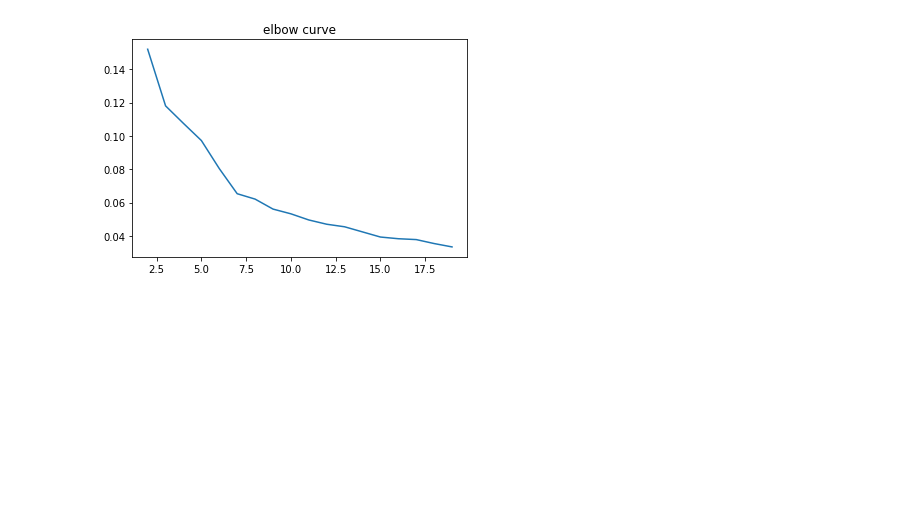
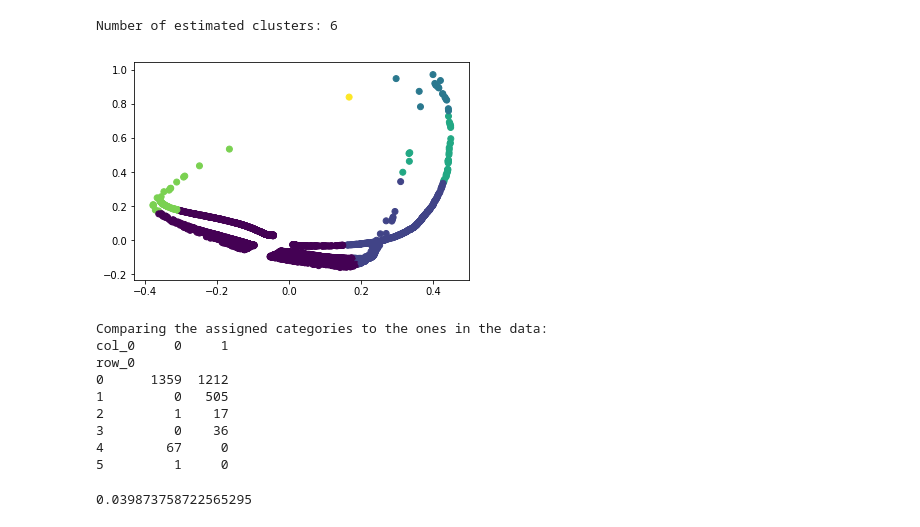
Before and after one commit to OckhamsRazor15/New-Thinkful-DS-Projects, a Jupyter notebook: Unit 4. Unsupervised learning - Venturing into the unknown/Unit 4.1.5.ipynb, the cells around one changed output. Cells and saved outputs as stored; diff of their text form; code cells hidden in the pictures; blank space fills up the shorter version.

```diff
--- a/Unit 4. Unsupervised learning - Venturing into the unknown/Unit 4.1.5.ipynb
+++ b/Unit 4. Unsupervised learning - Venturing into the unknown/Unit 4.1.5.ipynb
@@ -95,15 +102,0 @@ metrics.adjusted_rand_score(y, y_pred)
-# %%
-from scipy.spatial.distance import cdist
-
-res = list()
-n_cluster = range(2,20)
-for n in n_cluster:
-    kmeans = KMeans(n_clusters=n)
-    kmeans.fit(X_norm)
-    res.append(np.average(np.min(cdist(X_norm, kmeans.cluster_centers_, 'euclidean'), axis=1)))
-
-plt.plot(n_cluster, res)
-plt.title('elbow curve')
-plt.show()
-# %% [output]
-[figure, removed]
@@ -109,0 +105,31 @@ plt.show()
+# %%
+from sklearn.model_selection import train_test_split
+#Divide into training and test sets.
+X_train, X_test, y_train, y_test = train_test_split(
+    X_pca,
+    y,
+    test_size=0.9)
+# %%
+#Mean shift algorithm
+from sklearn.cluster import MeanShift, estimate_bandwidth
+
+# Here we set the bandwidth. This function automatically derives a bandwidth
+# number based on an inspection of the distances among points in the data.
+bandwidth = estimate_bandwidth(X_train, quantile=0.2, n_samples=500)
+
+# Declare and fit the model.
+ms = MeanShift(bandwidth=bandwidth, bin_seeding=True)
+ms.fit(X_train)
+
+# Extract cluster assignments for each data point.
+labels = ms.labels_
+
+# Coordinates of the cluster centers.
+cluster_centers = ms.cluster_centers_
+
+# Count our clusters.
+n_clusters_ = len(np.unique(labels))
+
+print("Number of estimated clusters: {}".format(n_clusters_))
+# %% [output]
+Number of estimated clusters: 6
@@ -109,0 +138,21 @@ plt.show()
+# %%
+plt.scatter(X_train[:, 0], X_train[:, 1], c=labels)
+plt.show()
+
+print('Comparing the assigned categories to the ones in the data:')
+print(pd.crosstab(labels, y_train))
+# %% [output]
+[figure, added]
+Comparing the assigned categories to the ones in the data:
+col_0     0     1
+row_0
+0      1359  1212
+1         0   505
+2         1    17
+3         0    36
+4        67     0
+5         1     0
+# %%
+metrics.adjusted_rand_score(y_train, labels)
+# %% [output]
+0.039873758722565295
```
Also changed, not shown: parts of 19 cells of this notebook.
